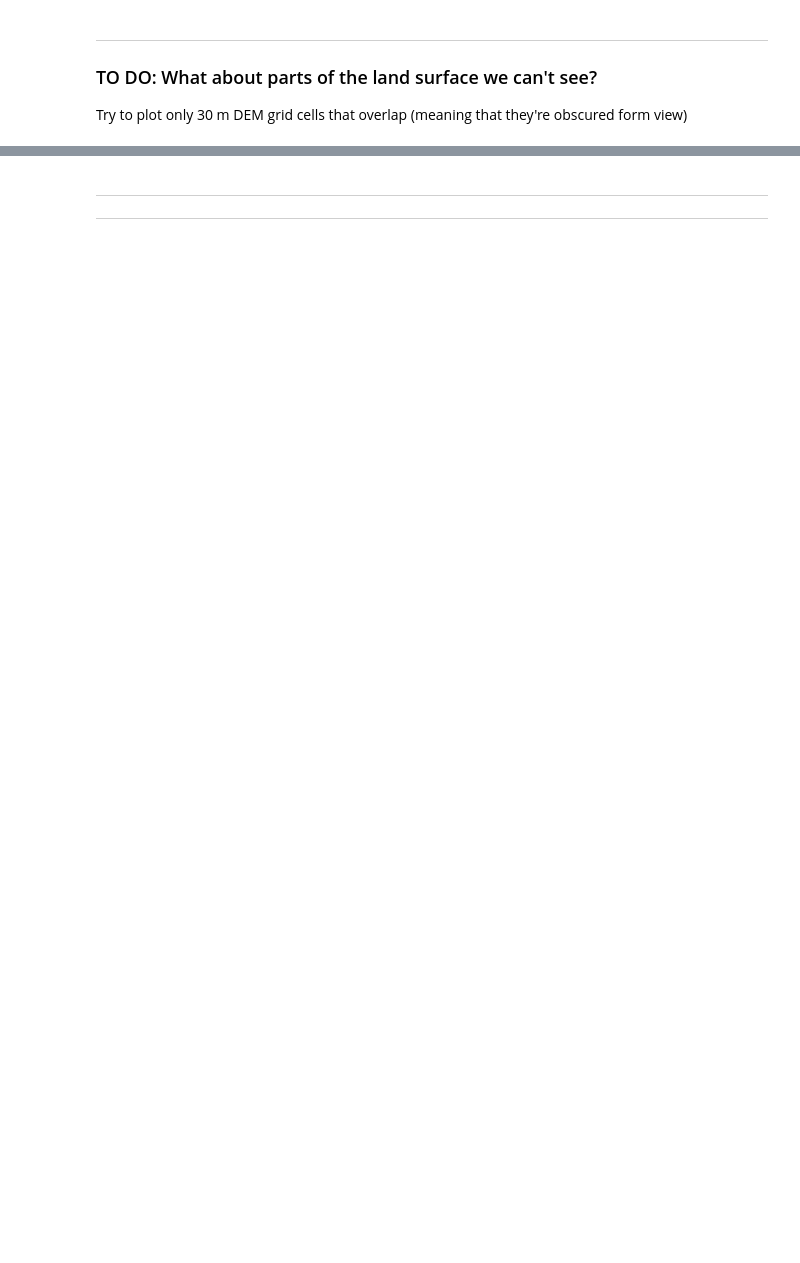
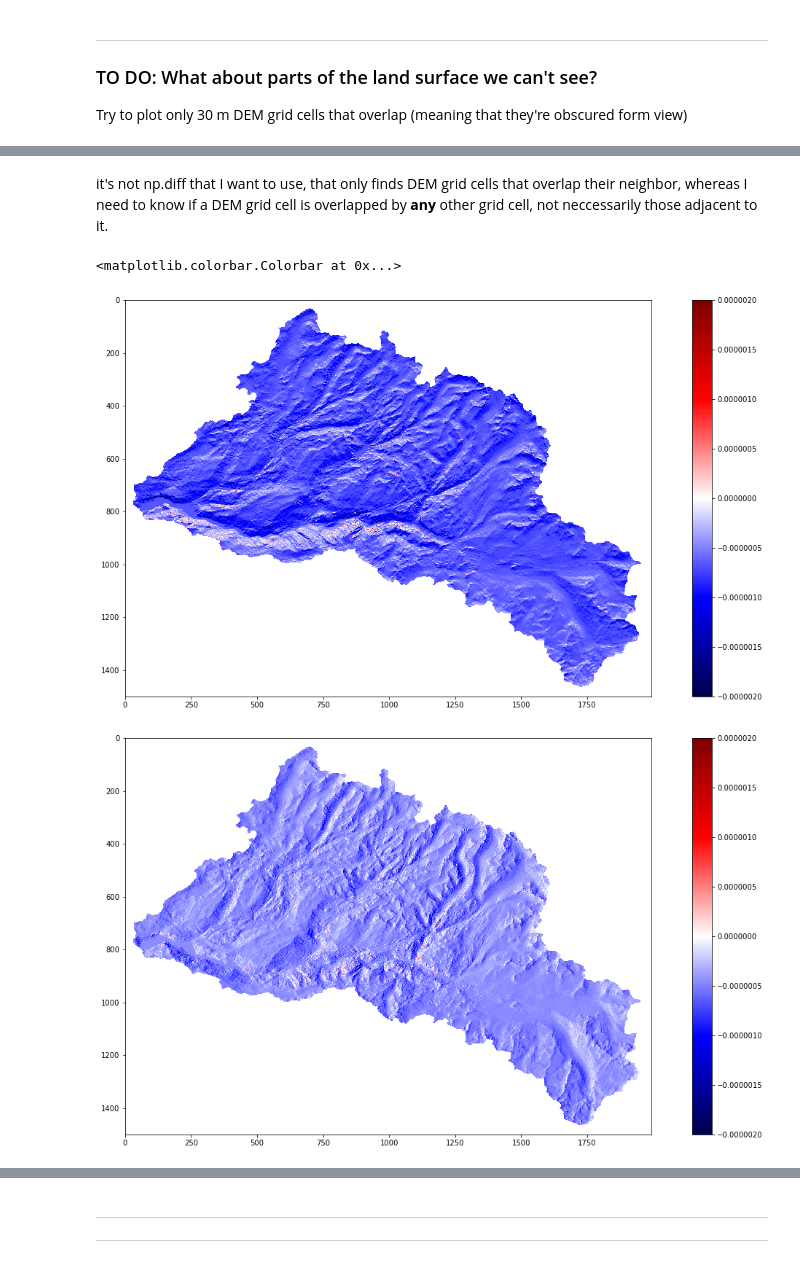
Before and after one commit to spestana/goes-ortho, a Jupyter notebook: goes-make-ortho-map.ipynb, the cells around one changed output, grey strips where cells are left out. Saved outputs shown, nothing was run; the diff lists cells and outputs as text; code cells hidden in the pictures; blank space fills up the shorter version.

Commit message:
Working on finding overlapping dem grid cells, but np.diff is not what I want to use

```diff
--- a/goes-make-ortho-map.ipynb
+++ b/goes-make-ortho-map.ipynb
@@ -212,7 +212,7 @@ For a single point on the DEM, determine which ABI pixel it is contained within,
 For the entire DEM, determine what ABI pixel every DEM grid cell belongs to, taking into account terrain parallax
 # %%
 # map every DEM grid cell to a corresponding ABI pixel (using center of pixel scan angle x and y)
-lon_0 = -89.5
+lon_0 = -75
 
 # for each grid cell in the DEM, compute the corresponding ABI scan angle (x and y, radians)
 X, Y = np.meshgrid(dem.x,dem.y) # Lon and Lat of each DEM grid cell
@@ -435,0 +415,40 @@ print(np.nanmean(y1_diff.ravel()))
+# %% [markdown]
+it's not np.diff that I want to use, that only finds DEM grid cells that overlap their neighbor, whereas I need to know if a DEM grid cell is overlapped by **any** other grid cell, not neccessarily those adjacent to it.
+# %%
+# Compute differences in x and y coordinates along both axes.
+#
+# But use the absolute value of the grid values, so that positive values correspond to compressed grid cells
+# and negative difference values correspond to stretched grid cells.
+#
+# Also, throw out the extra row/column so that they're the same shape in the end
+# starting off as an array of shape (n, m), ending as (n-1, m-1).
+
+# how far apart in the x direction?
+x0_diff = np.diff(np.abs(abi_grid_x),axis=0)[:,:-1] # compute down array
+x1_diff = np.diff(np.abs(abi_grid_x),axis=1)[:-1,:] # compute across array
+
+# how far apart in the y direction?
+y0_diff = np.diff(np.abs(abi_grid_y),axis=0)[:,:-1] # compute down array
+y1_diff = np.diff(np.abs(abi_grid_y),axis=1)[:-1,:] # compute across array
+# %%
+# it looks like where y0_diff is positive, that's where we have hidden terrain
+plt.figure(figsize=(20,10))
+plt.imshow(y0_diff, cmap='seismic', vmin=-0.000002, vmax=0.000002)
+plt.colorbar()
+
+#plt.figure(figsize=(20,10))
+#plt.imshow(y1_diff, cmap='seismic', vmin=-0.000002, vmax=0.000002)
+#plt.colorbar()
+
+#plt.figure(figsize=(20,10))
+#plt.imshow(x0_diff, cmap='seismic', vmin=-0.000002, vmax=0.000002)
+#plt.colorbar()
+
+# it looks like where x1_diff is positive, that's where we have hidden terrain
+plt.figure(figsize=(20,10))
+plt.imshow(x1_diff, cmap='seismic', vmin=-0.000002, vmax=0.000002)
+plt.colorbar()
+# %% [output]
+<matplotlib.colorbar.Colorbar at 0x...>
+[figure, added]
+[figure, added]
```
Also changed, not shown: parts of 11 cells of this notebook.
